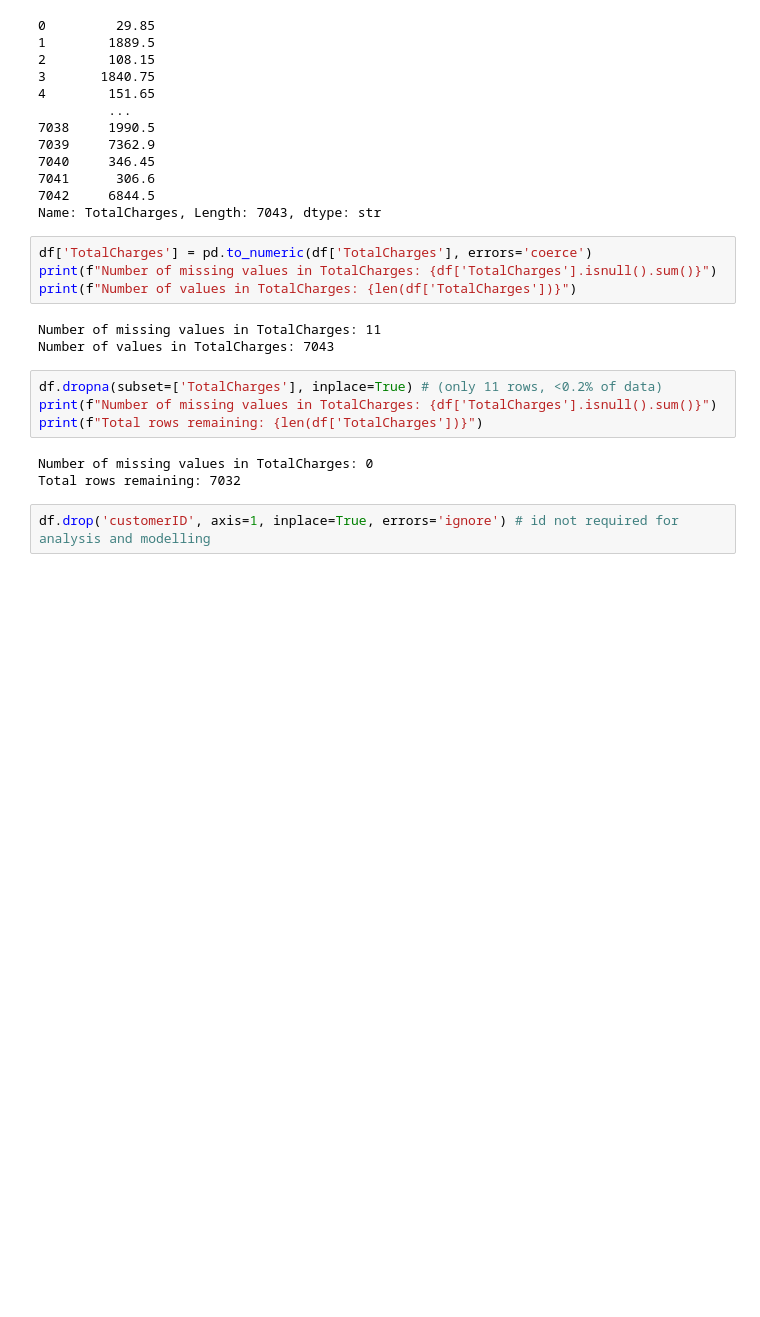
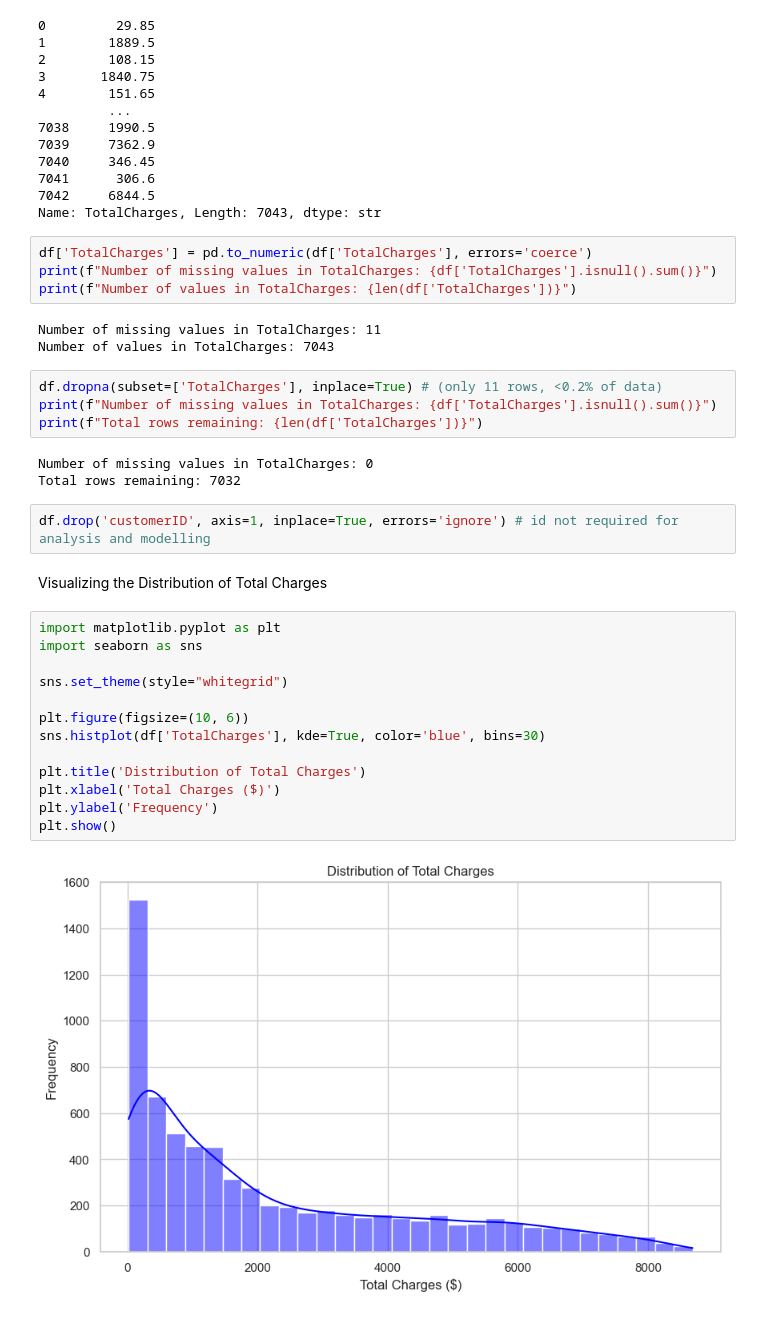
Before and after one commit to Vegapunk-debug/customer-churn-agentic-retention-system, a Jupyter notebook: notebooks/preprocessing.ipynb, the cells around one changed output. Saved outputs shown, nothing was run; the diff lists cells and outputs as text; blank space fills up the shorter version.

Commit message:
feat: Visualizing the distribution of Total Charges and check for outliers done

```diff
--- a/notebooks/preprocessing.ipynb
+++ b/notebooks/preprocessing.ipynb
@@ -77,3 +77,20 @@ Number of missing values in TotalCharges: 0
 Total rows remaining: 7032
 # %%
 df.drop('customerID', axis=1, inplace=True, errors='ignore') # id not required for analysis and modelling
+# %% [markdown]
+Visualizing the Distribution of Total Charges
+# %%
+import matplotlib.pyplot as plt
+import seaborn as sns
+
+sns.set_theme(style="whitegrid")
+
+plt.figure(figsize=(10, 6))
+sns.histplot(df['TotalCharges'], kde=True, color='blue', bins=30)
+
+plt.title('Distribution of Total Charges')
+plt.xlabel('Total Charges ($)')
+plt.ylabel('Frequency')
+plt.show()
+# %% [output]
+[figure, added]
```
Also changed, not shown: parts of 2 cells of this notebook.
